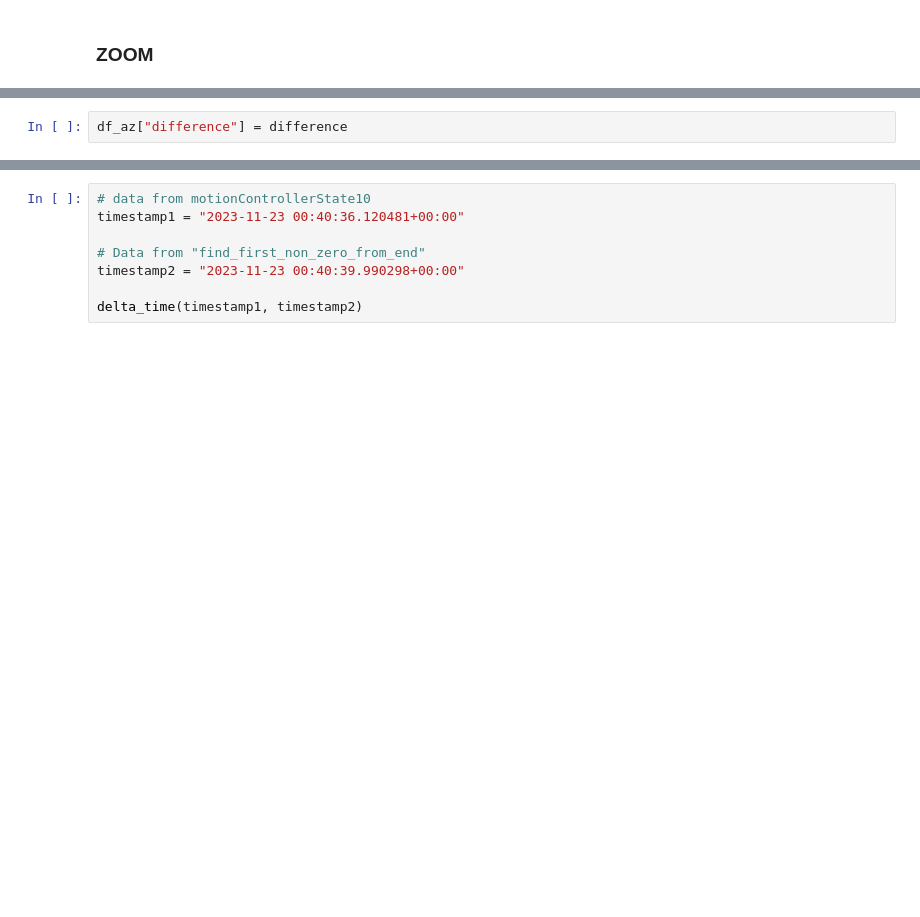
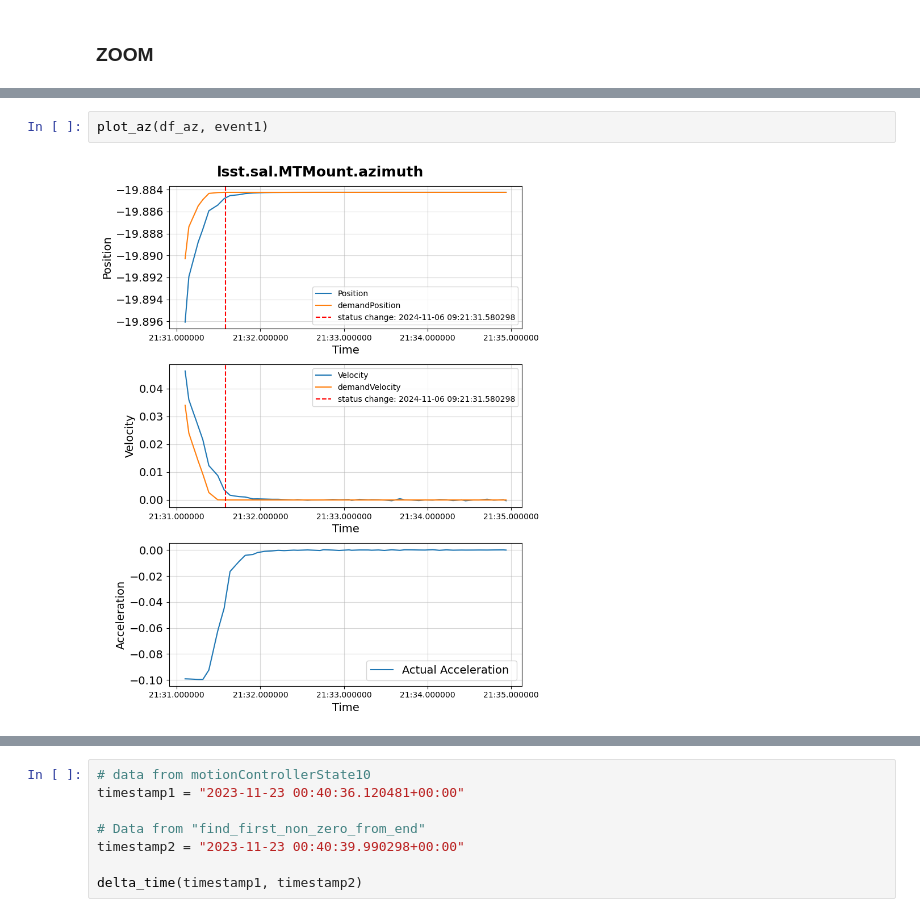
Before and after one commit to lsst-sitcom/sitcomtn-143, a Jupyter notebook: index.ipynb, the cells around one changed output, grey strips where cells are left out. Drawn from its saved outputs; the diff is of its cells as text; blank space fills up the shorter version.

```diff
--- a/index.ipynb
+++ b/index.ipynb
@@ -631,2 +626,0 @@ difference = df_az["demandPosition"] - df_az["actualPosition"]
-# %%
-df_az["difference"] = difference
@@ -764,0 +711,4 @@ Value in the column: 0.0104097924626416
+# %%
+plot_az(df_az, event1)
+# %% [output]
+[figure, added]
```
Also changed, not shown: parts of 107 cells of this notebook.
